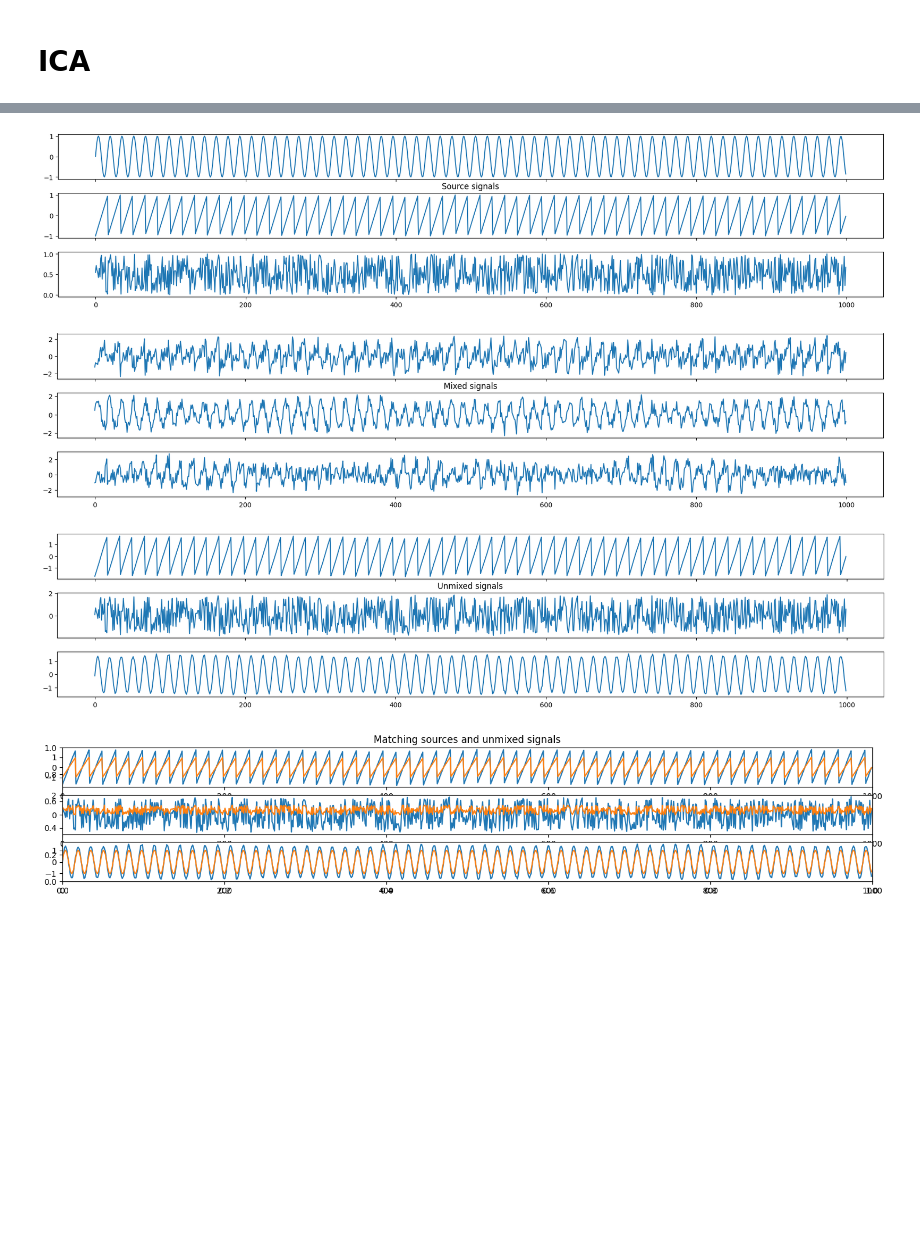
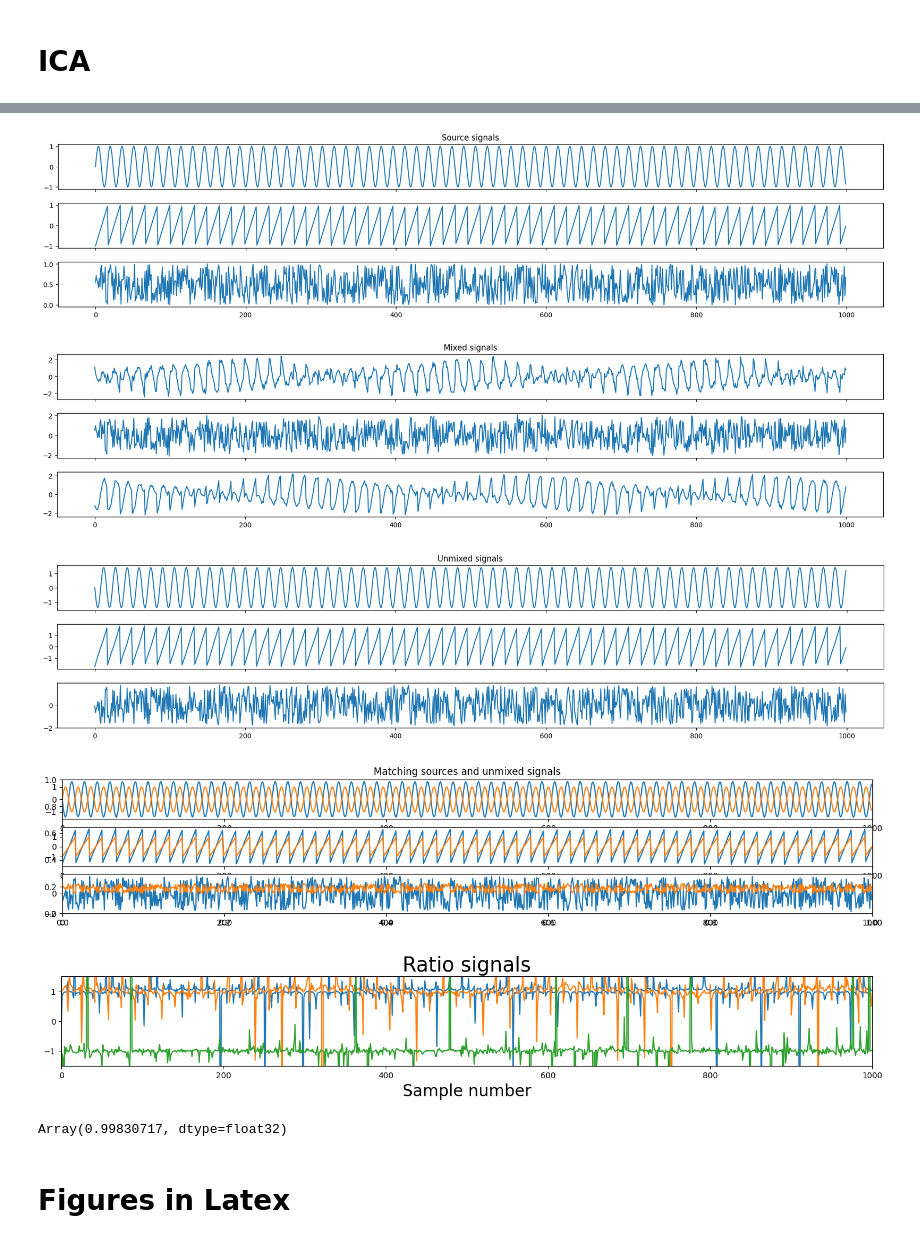
Before and after one commit to ylefay/independent_component_analysis, a Jupyter notebook: experiments/exp0_synthetic-signals/toy_sources.ipynb, the cells around one changed output, grey strips where cells are left out. Cells and saved outputs as stored; diff of their text form; code cells hidden in the pictures; blank space fills up the shorter version.

Commit message:
added ratios plot to toy_sources.ipynb

```diff
--- a/experiments/exp0_synthetic-signals/toy_sources.ipynb
+++ b/experiments/exp0_synthetic-signals/toy_sources.ipynb
@@ -81,7 +83,7 @@ for i in range(n_sources):
 # Center & whiten signals
 X, meanX, whiteM = centering_and_whitening(X)
 start_time=time.time()
-W = fast_ica(X)
+W, mcc = fast_ica(X, true_sources=S)
 end_time=time.time()
 print(f'Took {end_time-start_time} s to run')
 
@@ -108,38 +117,60 @@ Took 0.013055562973022461 s to run
 # Plot input signals (not mixed)
 fig, axes = plt.subplots(nrows=n_signals, ncols=1, figsize=(18, 4),sharex=True)
 fig.tight_layout() # Or equivalently,  "plt.tight_layout()"
-axes[1].set_title('Source signals')
+axes[0].set_title('Source signals')
 for i in range(n_signals):
     axes[i].plot(S[i])
 
 # Plot mixed signals
 fig, axes = plt.subplots(nrows=n_signals, ncols=1, figsize=(18, 4),sharex=True)
 fig.tight_layout() # Or equivalently,  "plt.tight_layout()"
-axes[1].set_title('Mixed signals')
+axes[0].set_title('Mixed signals')
 for i in range(n_signals):
     axes[i].plot(X[i])
 
 
 # Plot recovered signals (unmixed)
 fig, axes = plt.subplots(nrows=n_signals, ncols=1, figsize=(18, 4),sharex=True)
 fig.tight_layout() # Or equivalently,  "plt.tight_layout()"
-axes[1].set_title('Unmixed signals')
+axes[0].set_title('Unmixed signals')
 for i in range(n_signals):
     axes[i].plot(unMixed[i])
 
 Sw, _, _ = centering_and_whitening(S)
 
 plt.figure(figsize=(18,3))
 plt.title("Matching sources and unmixed signals")
 for i in range(X.shape[0]):
     perm = np.argmax(np.abs(unMixed[i,:] @ Sw.T))
     plt.subplot(3,1,i+1)
     plt.plot(unMixed[i,:].T)
     plt.plot(S[perm].T)
     plt.xlim(0, S.shape[1])
     # ax.set_ylim(-1.5, 1.5)
+
+Sw, _, _ = centering_and_whitening(S)
+perm = jnp.argmax(jnp.abs(unMixed @ S.T),
+                    axis=0)
+
+fig, ax = plt.subplots(1, 1, figsize=[18, 2])
+for i in range(n_sources):
+    ax.plot(unMixed[perm[i]] / Sw[i], '-', label='Recovered signals')
+ax.set_xlabel('Sample number', fontsize=20)
+ax.set_title('Ratio signals', fontsize=25)
+ax.set_xlim(0, S.shape[1])
+ax.set_ylim(-1.5, 1.5)
+plt.show()
 # %% [output]
-[figure, old version]
+[figure, new version]
-[figure, old version]
+[figure, new version]
-[figure, old version]
+[figure, new version]
-[figure, old version]
+[figure, new version]
+[figure, added]
+# %%
+from mva_independent_component_analysis.utils.metrics import mean_corr_coef
+import jax.numpy as jnp
+mean_corr_coef(unMixed,S)[0]
+# %% [output]
+Array(0.99830717, dtype=float32)
+# %% [markdown]
+# Figures in Latex
```
Also changed, not shown: parts of 9 cells of this notebook, 2 other files.
